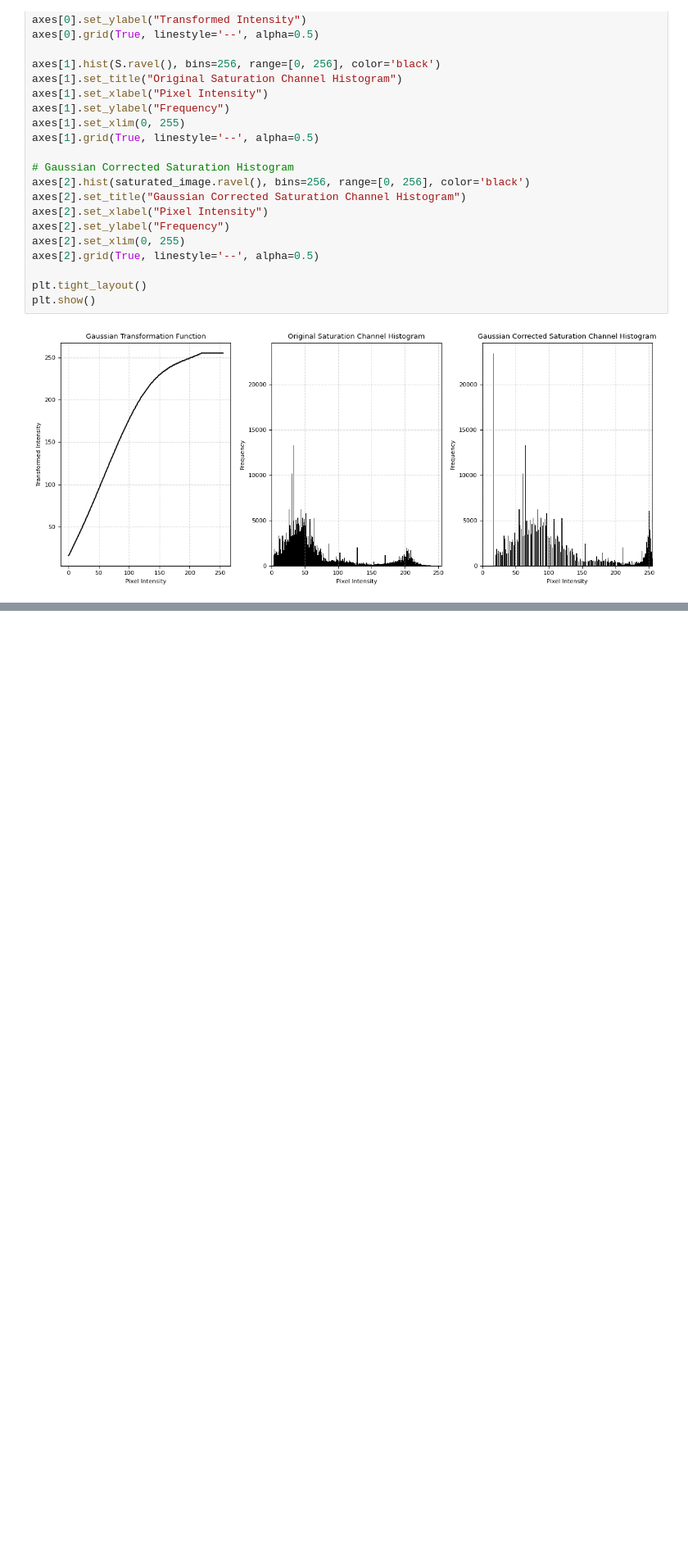
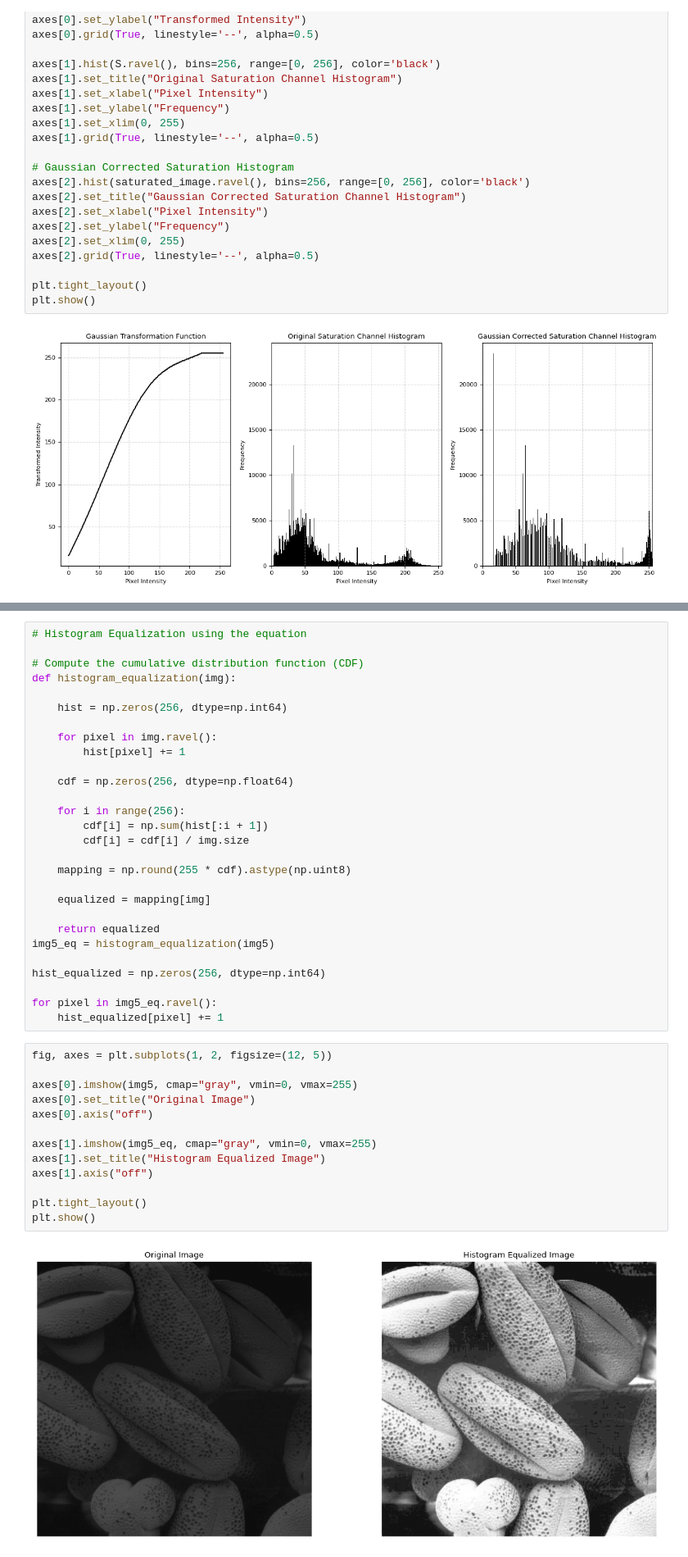
Before and after one commit to Minu-Fernando/EN3160, a Jupyter notebook: Assignment 1/Assignment_01.ipynb, the cells around one changed output, grey strips where cells are left out. Shown at 82% size. Saved outputs shown, nothing was run; the diff lists cells and outputs as text; blank space fills up the shorter version.

```diff
--- a/Assignment 1/Assignment_01.ipynb
+++ b/Assignment 1/Assignment_01.ipynb
@@ -466,0 +493,43 @@ plt.show()
+# %%
+# Histogram Equalization using the equation
+
+# Compute the cumulative distribution function (CDF)
+def histogram_equalization(img):
+
+    hist = np.zeros(256, dtype=np.int64)
+
+    for pixel in img.ravel():
+        hist[pixel] += 1
+
+    cdf = np.zeros(256, dtype=np.float64)
+
+    for i in range(256):
+        cdf[i] = np.sum(hist[:i + 1])
+        cdf[i] = cdf[i] / img.size
+
+    mapping = np.round(255 * cdf).astype(np.uint8)
+
+    equalized = mapping[img]
+
+    return equalized
+img5_eq = histogram_equalization(img5)
+
+hist_equalized = np.zeros(256, dtype=np.int64)
+
+for pixel in img5_eq.ravel():
+    hist_equalized[pixel] += 1
+# %%
+fig, axes = plt.subplots(1, 2, figsize=(12, 5))
+
+axes[0].imshow(img5, cmap="gray", vmin=0, vmax=255)
+axes[0].set_title("Original Image")
+axes[0].axis("off")
+
+axes[1].imshow(img5_eq, cmap="gray", vmin=0, vmax=255)
+axes[1].set_title("Histogram Equalized Image")
+axes[1].axis("off")
+
+plt.tight_layout()
+plt.show()
+# %% [output]
+[figure, added]
```
Also changed, not shown: parts of 6 cells of this notebook, 1 other file.
